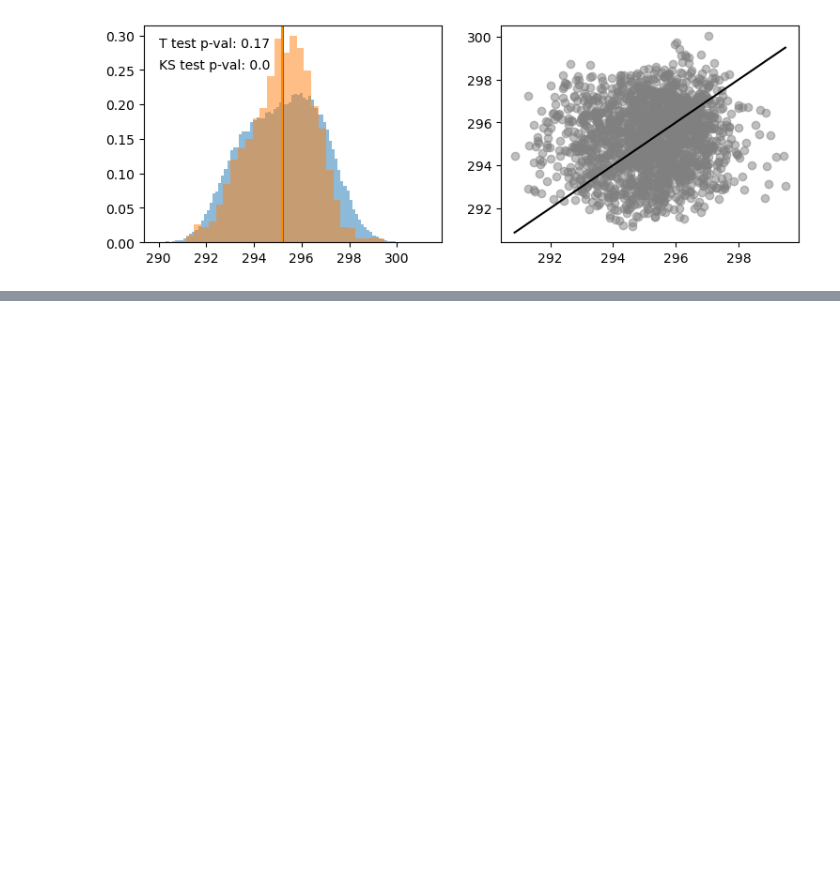
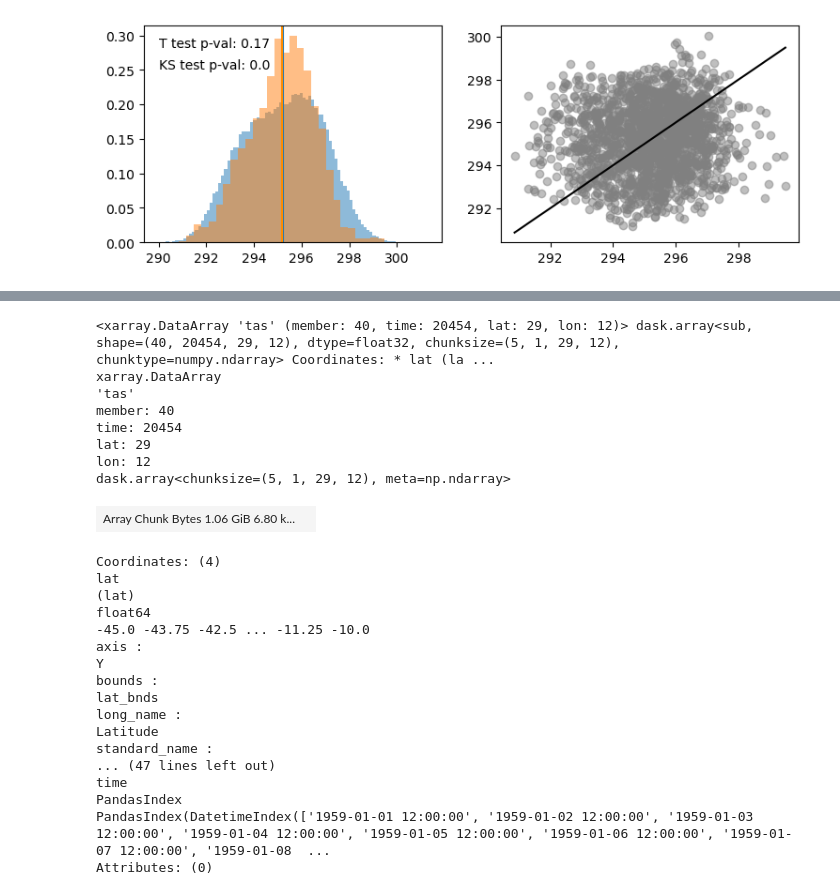
Before and after one commit to dougrichardson/LE_bias_correct, a Jupyter notebook: mean_bias.ipynb, the cells around one changed output, grey strips where cells are left out. Saved outputs shown, nothing was run; the diff lists cells and outputs as text; code cells hidden in the pictures; blank space fills up the shorter version.

```diff
--- a/mean_bias.ipynb
+++ b/mean_bias.ipynb
@@ -325,0 +347,29 @@ ax[1].plot((np.min(e), np.max(e)), (np.min(e), np.max(e)), color="k")
+# %%
+m_bc
+# %% [output]
+<xarray.DataArray 'tas' (member: 40, time: 20454, lat: 29, lon: 12)> dask.array<sub, shape=(40, 20454, 29, 12), dtype=float32, chunksize=(5, 1, 29, 12), chunktype=numpy.ndarray> Coordinates: * lat (la ...
+xarray.DataArray
+'tas'
+member: 40
+time: 20454
+lat: 29
+lon: 12
+dask.array<chunksize=(5, 1, 29, 12), meta=np.ndarray>
+| Array Chunk Bytes 1.06 GiB 6.80 k... |  |
+Coordinates: (4)
+lat
+(lat)
+float64
+-45.0 -43.75 -42.5 ... -11.25 -10.0
+axis :
+Y
+bounds :
+lat_bnds
+long_name :
+Latitude
+standard_name :
+... (47 lines left out)
+time
+PandasIndex
+PandasIndex(DatetimeIndex(['1959-01-01 12:00:00', '1959-01-02 12:00:00', '1959-01-03 12:00:00', '1959-01-04 12:00:00', '1959-01-05 12:00:00', '1959-01-06 12:00:00', '1959-01-07 12:00:00', '1959-01-08  ...
+Attributes: (0)
```
Also changed, not shown: parts of 5 cells of this notebook.
